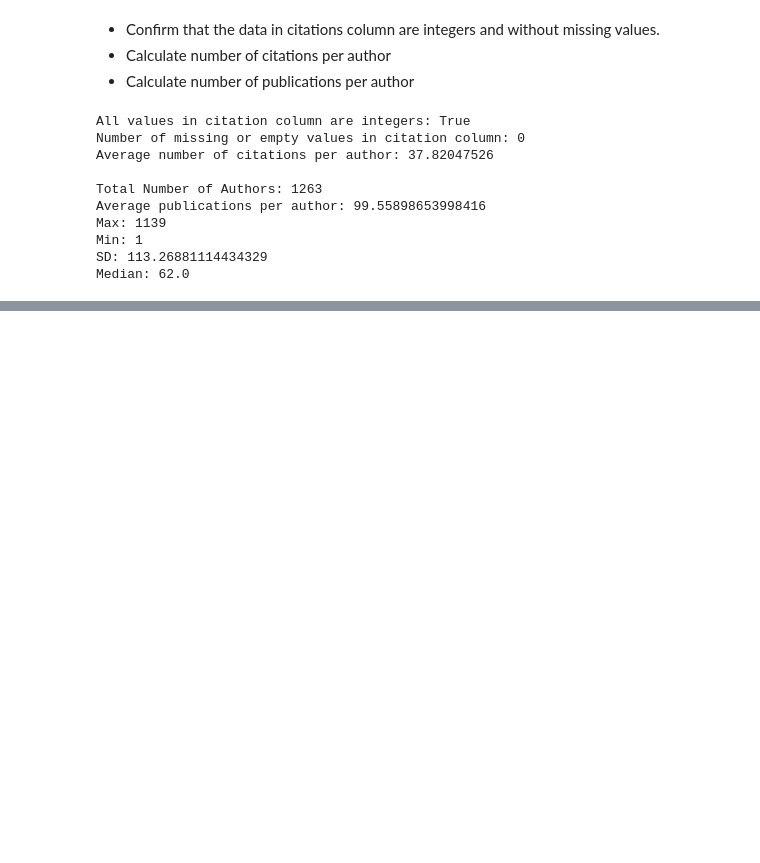
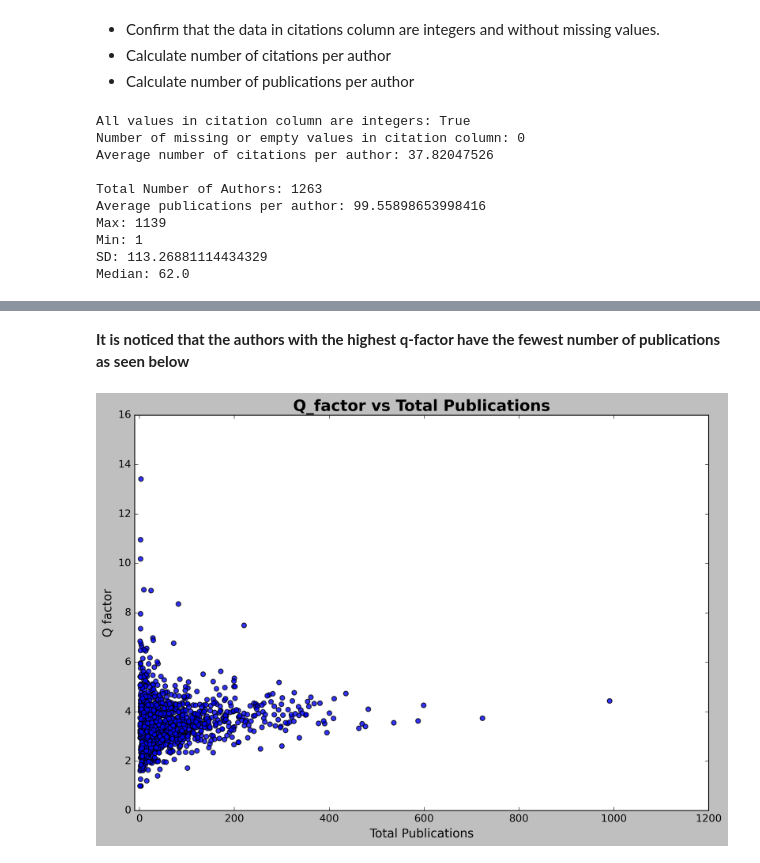
Before and after one commit to muon2998/QFactor, a Jupyter notebook: qscore.ipynb, the cells around one changed output, grey strips where cells are left out. Saved outputs shown, nothing was run; the diff lists cells and outputs as text; code cells hidden in the pictures; blank space fills up the shorter version.

```diff
--- a/qscore.ipynb
+++ b/qscore.ipynb
@@ -231,0 +337,30 @@ Sample does not look Gaussian (reject H0)
+# %% [markdown]
+**It is noticed that the authors with the highest q-factor have the fewest number of publications as seen below**
+# %%
+import matplotlib.pyplot as plt
+import seaborn as sns
+
+# Create the scatter plot
+plt.style.use('classic')
+fig, ax = plt.subplots(figsize=(12, 8), dpi=300)
+scatter = ax.scatter(q_factors['total_publications'], q_factors['Q_factor'], alpha=0.8, edgecolors='black', s=30, c='blue')
+
+# Adding titles and labels
+ax.set_title('Q_factor vs Total Publications', fontsize=18, weight='bold')
+ax.set_xlabel('Total Publications', fontsize=14)
+ax.set_ylabel('Q factor', fontsize=14)
+
+# Set x-axis to start at 0
+# Adjust tick parameters
+ax.set_xlim(left=-10)
+ax.tick_params(axis='both', which='major', labelsize=12)
+
+# Adding a grid
+#ax.grid(True, linestyle='--', linewidth=0.5, alpha=0.7)
+
+# Saving the plot to a file
+plt.savefig('Q_factor_vs_publications.png', bbox_inches='tight')
+
+plt.show()
+# %% [output]
+[figure, added]
```
Also changed, not shown: parts of 11 cells of this notebook.
